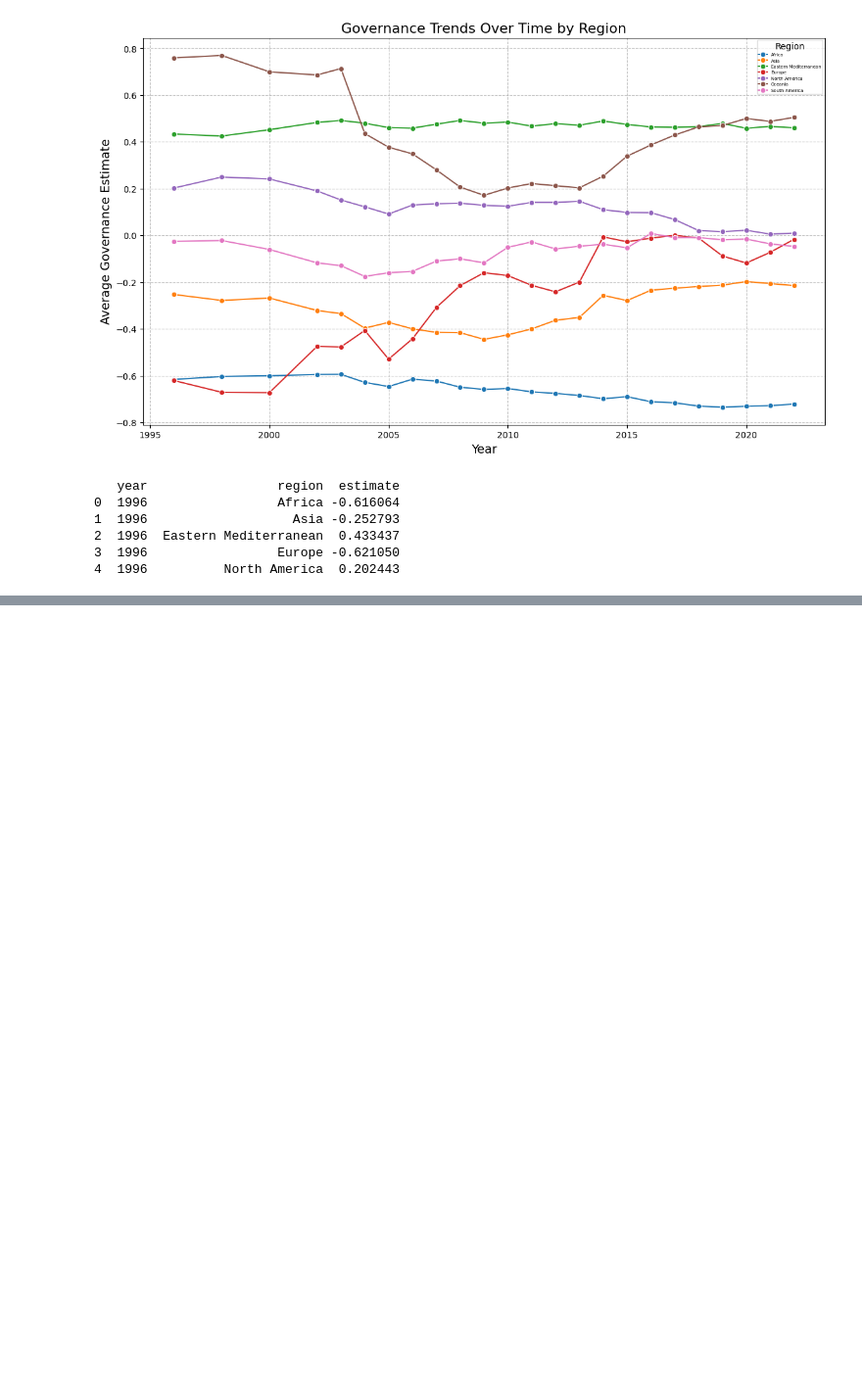
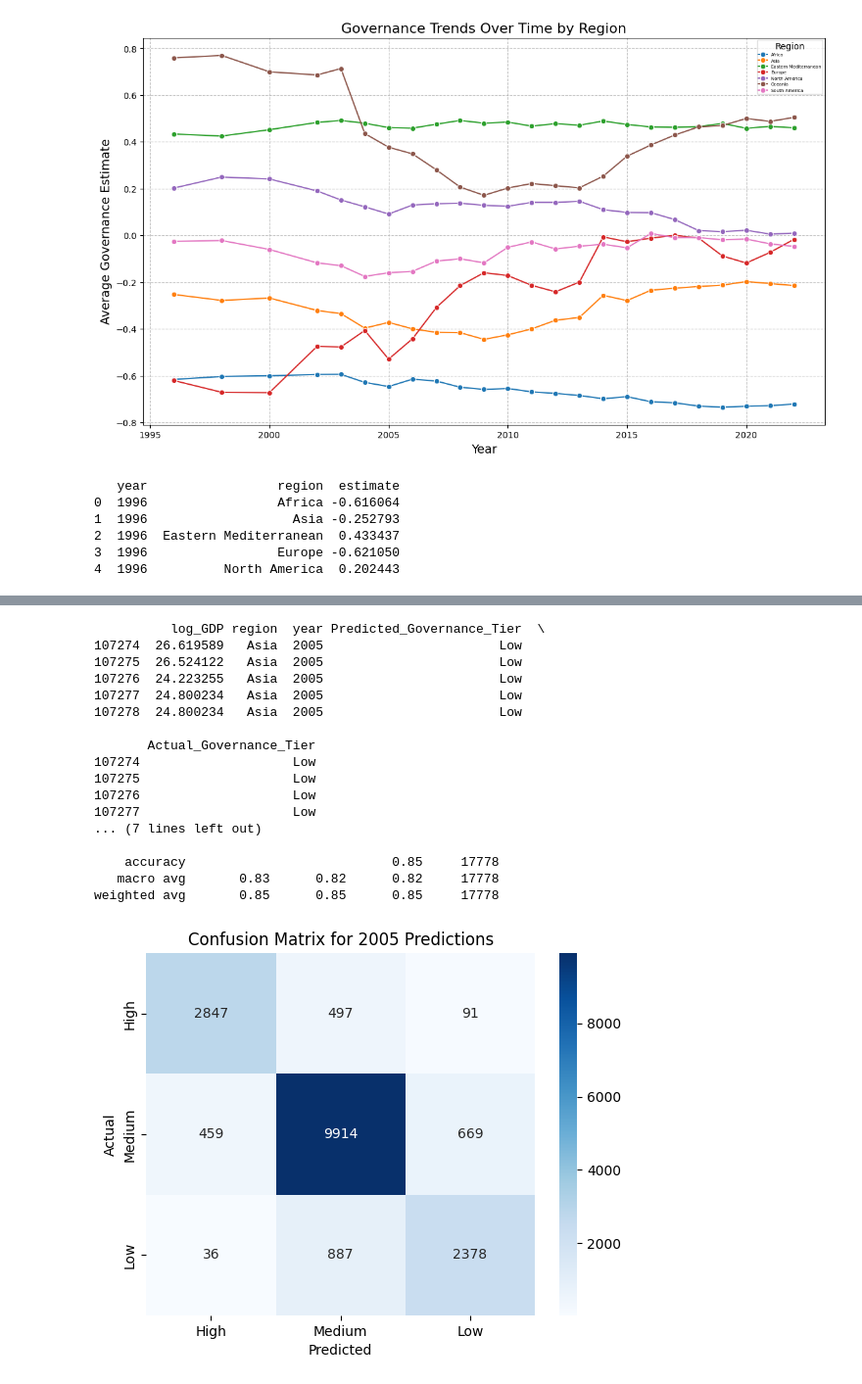
Before and after one commit to AdibaHasin/Governance-data-analysis, a Jupyter notebook: Governance_data_analysis.ipynb, the cells around one changed output, grey strips where cells are left out. Shown at 98% size. Drawn from its saved outputs; the diff is of its cells as text; code cells hidden in the pictures; blank space fills up the shorter version.

```diff
--- a/Governance_data_analysis.ipynb
+++ b/Governance_data_analysis.ipynb
@@ -804,0 +1045,61 @@ regional_governance_trends.to_csv('regional_governance_trends.csv', index=False)
+# %%
+# Extract historical data (e.g., for 2005)
+historical_data = country_region_df[country_region_df['year'] == 2005][['log_GDP', 'region', 'year']]
+historical_actual = country_region_df[country_region_df['year'] == 2005]['governance_tier']
+
+# Encode the region column
+historical_region_encoded = encoder.transform(historical_data[['region']])
+historical_region_columns = encoder.get_feature_names_out(['region'])
+
+# Combine encoded features
+historical_features_encoded = pd.concat(
+    [historical_data[['log_GDP', 'year']].reset_index(drop=True),
+     pd.DataFrame(historical_region_encoded, columns=historical_region_columns)],
+    axis=1
+)
+
+# Predict governance tiers
+historical_predictions = model.predict(historical_features_encoded)
+
+# Add predictions to the DataFrame
+historical_data['Predicted_Governance_Tier'] = historical_predictions
+historical_data['Actual_Governance_Tier'] = historical_actual.values
+
+# Display the results
+print(historical_data.head())
+
+from sklearn.metrics import classification_report, accuracy_score, confusion_matrix
+
+# Classification report
+print("Classification Report for 2005 Predictions:")
+print(classification_report(historical_actual, historical_predictions))
+
+# Confusion matrix
+import seaborn as sns
+import matplotlib.pyplot as plt
+
+cm = confusion_matrix(historical_actual, historical_predictions, labels=['High', 'Medium', 'Low'])
+sns.heatmap(cm, annot=True, fmt='d', cmap='Blues', xticklabels=['High', 'Medium', 'Low'], yticklabels=['High', 'Medium', 'Low'])
+plt.title("Confusion Matrix for 2005 Predictions")
+plt.xlabel("Predicted")
+plt.ylabel("Actual")
+plt.show()
+# %% [output]
+          log_GDP region  year Predicted_Governance_Tier  \
+107274  26.619589   Asia  2005                       Low
+107275  26.524122   Asia  2005                       Low
+107276  24.223255   Asia  2005                       Low
+107277  24.800234   Asia  2005                       Low
+107278  24.800234   Asia  2005                       Low
+
+       Actual_Governance_Tier
+107274                    Low
+107275                    Low
+107276                    Low
+107277                    Low
+... (7 lines left out)
+
+    accuracy                           0.85     17778
+   macro avg       0.83      0.82      0.82     17778
+weighted avg       0.85      0.85      0.85     17778
+[figure, added]
```
Also changed, not shown: parts of 12 cells of this notebook.
